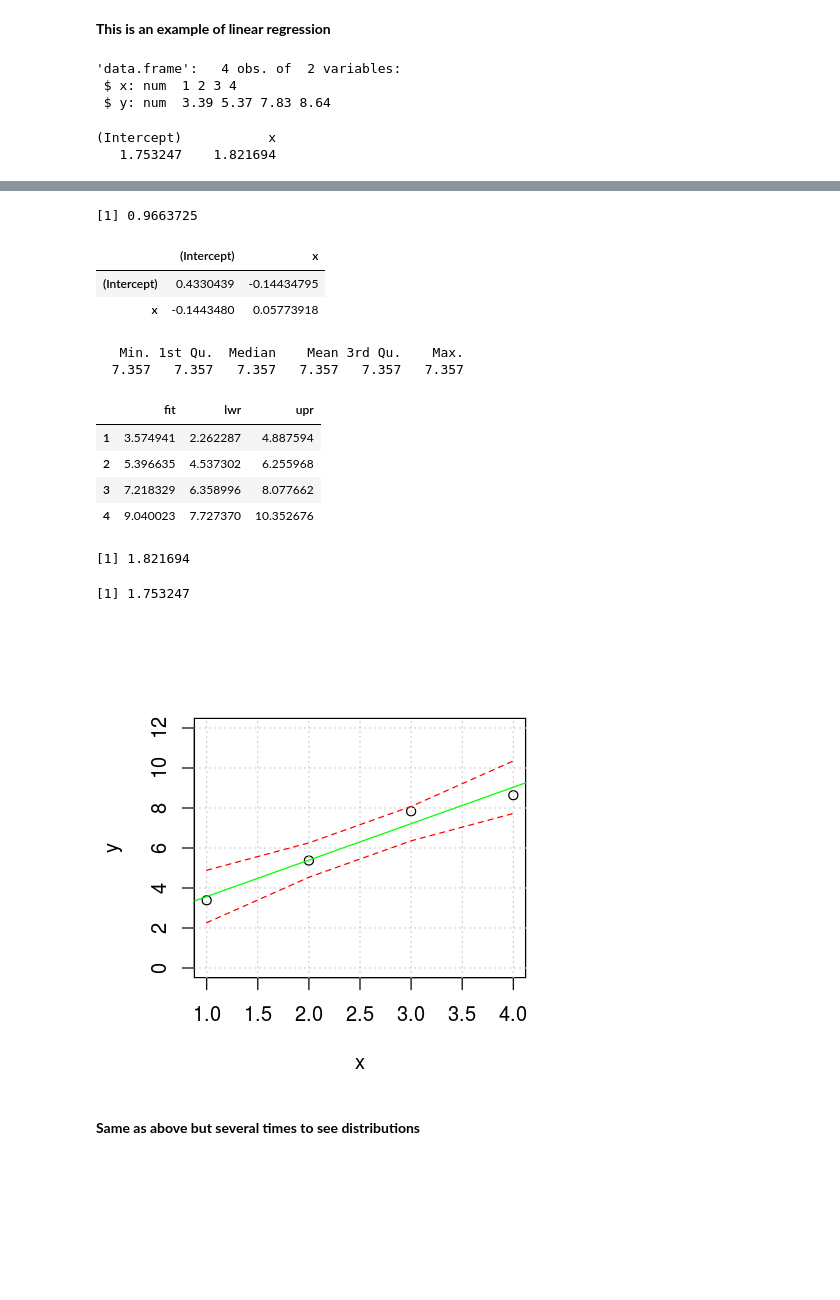
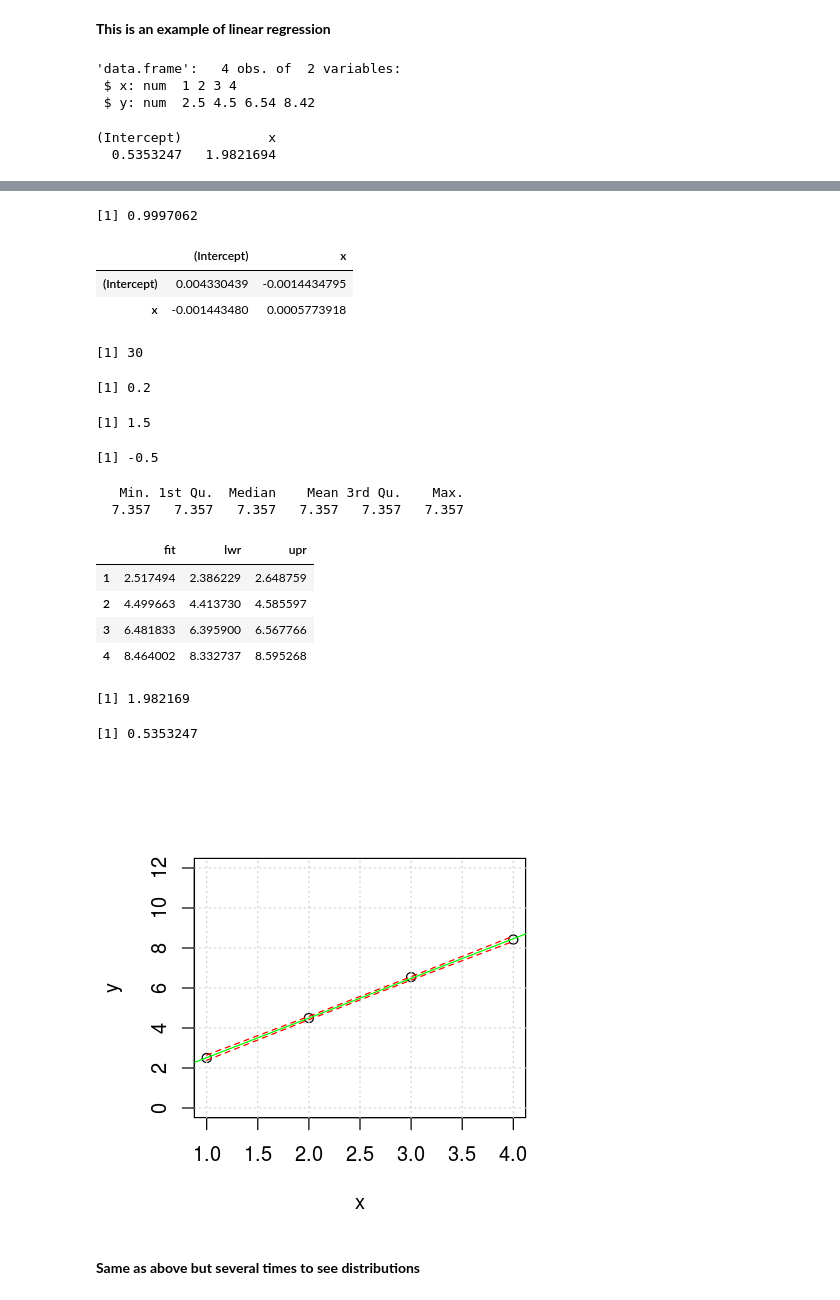
Before and after one commit to ebusato/jupyter_R, a Jupyter notebook: basics.ipynb, the cells around one changed output, grey strips where cells are left out. Saved outputs shown, nothing was run; the diff lists cells and outputs as text; code cells hidden in the pictures; blank space fills up the shorter version.

```diff
--- a/basics.ipynb
+++ b/basics.ipynb
@@ -131,7 +131,7 @@ slopet <- 2
 interceptt <- 0.4
 
 # Generate pseudo-data
-y <- slopet*x + interceptt + rnorm(length(x), 0, 1)
+y <- slopet*x + interceptt + rnorm(length(x), 0, 0.1)
 
 # Making data frame
 ds <- data.frame(x = x, y = y)
@@ -150,8 +150,18 @@ summary(ds.lm)
 
 summary(ds.lm)$r.squared
 
-covmatrix <- vcov(ds.lm)
-covmatrix
+vcov(ds.lm)
+
+
+# Analytical covariance matrix (see my statistics exercices)
+sum(x^2)
+denom <- length(x)*sum(x^2) - sum(x)*sum(x)
+varslope <- length(x)/denom
+varintercept <- sum(x^2)/denom
+covsllint <- -1*sum(x)/denom
+varslope
+varintercept
+covsllint
 
 # Plot fit
 # method 1
@@ -188,9 +198,9 @@ interceptana
 # %% [output]
 'data.frame':   4 obs. of  2 variables:
  $ x: num  1 2 3 4
- $ y: num  3.39 5.37 7.83 8.64
+ $ y: num  2.5 4.5 6.54 8.42
 (Intercept)           x
-   1.753247    1.821694
+  0.5353247   1.9821694
 Call:
 lm(formula = y ~ x, data = ds)
 
@@ -211,17 +221,21 @@ F-statistic: 57.48 on 1 and 2 DF,  p-value: 0.01696
-[1] 0.9663725
+[1] 0.9997062
 |  | (Intercept) | x |
-| (Intercept) | 0.4330439 | -0.14434795 |
-| x | -0.1443480 | 0.05773918 |
+| (Intercept) | 0.004330439 | -0.0014434795 |
+| x | -0.001443480 | 0.0005773918 |
-   Min. 1st Qu.  Median    Mean 3rd Qu.    Max.
-  7.357   7.357   7.357   7.357   7.357   7.357
+[1] 30
-|  | fit | lwr | upr |
-| 1 | 3.574941 | 2.262287 | 4.887594 |
-| 2 | 5.396635 | 4.537302 | 6.255968 |
-| 3 | 7.218329 | 6.358996 | 8.077662 |
-| 4 | 9.040023 | 7.727370 | 10.352676 |
-[1] 1.821694
+[1] 0.2
-[1] 1.753247
+[1] 1.5
+[1] -0.5
+   Min. 1st Qu.  Median    Mean 3rd Qu.    Max.
+  7.357   7.357   7.357   7.357   7.357   7.357
+|  | fit | lwr | upr |
+| 1 | 2.517494 | 2.386229 | 2.648759 |
+| 2 | 4.499663 | 4.413730 | 4.585597 |
+| 3 | 6.481833 | 6.395900 | 6.567766 |
+| 4 | 8.464002 | 8.332737 | 8.595268 |
+[1] 1.982169
+[1] 0.5353247
-[figure, old version]
+[figure, new version]
 # %% [markdown]
 __Same as above but several times to see distributions__
 # %%
```
Also changed, not shown: parts of 1 cell of this notebook.
